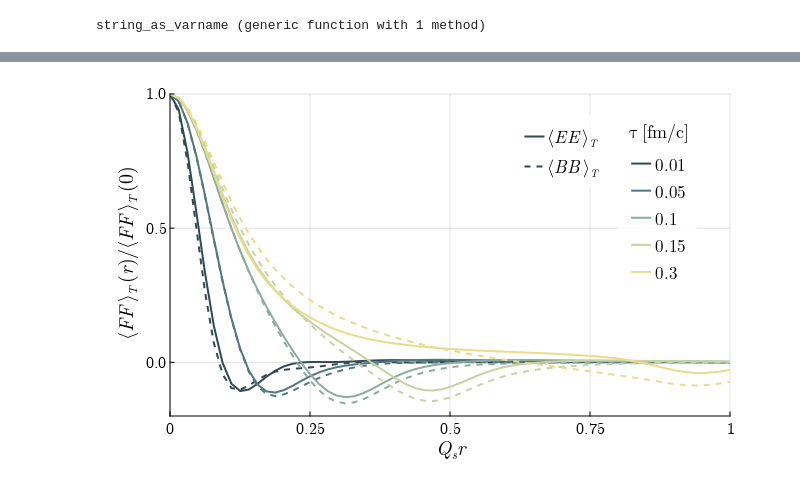
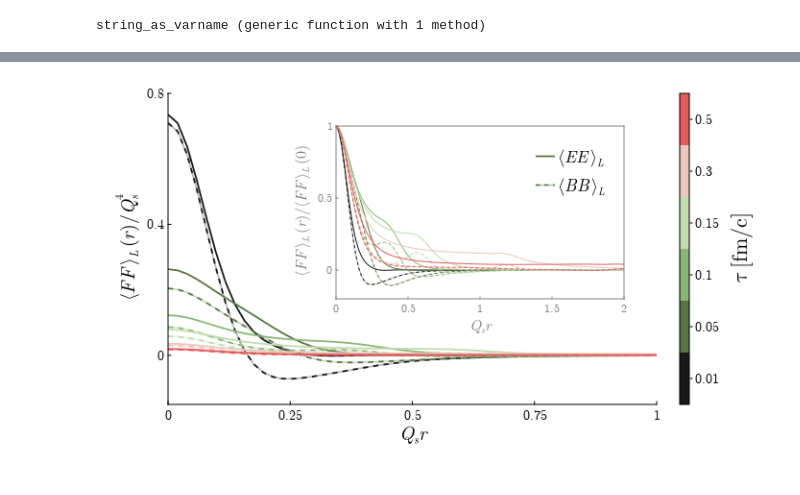
Before and after one commit to avramescudana/curraun, a Jupyter notebook: notebooks/Spatial correlators of tranvserse and longitudinal Glasma fields.ipynb, the cells around one changed output, grey strips where cells are left out. Saved outputs shown, nothing was run; the diff lists cells and outputs as text; code cells hidden in the pictures.

```diff
--- a/notebooks/Spatial correlators of tranvserse and longitudinal Glasma fields.ipynb
+++ b/notebooks/Spatial correlators of tranvserse and longitudinal Glasma fields.ipynb
@@ -150,18 +138,0 @@ res = pickle.load(open(fname, "rb"))
-# %%
-r = np.linspace(0, L/2, num=N//2)
-formats = ['-', '--', '-.', ':', '.']
-
-for i,t in enumerate(res["ts"]):
-    E0 = N / L * hbarc
-    Exs, Bxs = res["ET"][str(int(t))], res["BT"][str(int(t))]
-
-    f = E0 ** 4 / hbarc**2 / G ** 2
-    plt.plot(Qs*r, Exs*f, formats[i], c='r')
-    plt.plot(Qs*r, Bxs*f, formats[i], c='b')
-
-plt.xlim([0, 1.0])
-plt.grid()
-plt.xlabel(r"$Q_s r$")
-plt.ylabel(r"$\langle EE\rangle_T\,\,\mathrm{or}\,\,\langle BB\rangle_T\,\mathrm{[GeV^2/fm^2]}$")
-plt.legend([r"$\langle EE\rangle_T$", r"$\langle BB\rangle_T$"])
-plt.show()
@@ -219,36 +210,58 @@ Cairo.CairoSurfaceBase{UInt32}(Ptr{Nothing} @0x000000000cc4bf30, 3250.0, 2000.0)
 # %%
 using CairoMakie
 using Interpolations
 using ColorSchemes
 
-starrynight = cgrad(:starrynight, 24, categorical = true)
-colors = [starrynight[4], starrynight[8], starrynight[12], starrynight[16], starrynight[20]]
+colormap = cgrad(:watermelon, 6, categorical = true)
+colors = [colormap[1], colormap[2], colormap[3], colormap[4], colormap[5], colormap[6]]
 
-fig = Figure(resolution = (650, 400), font = "CMU Serif")
-ax = Axis(fig[1,1], xlabel=L"Q_s r", ylabel=L"\langle FF\,\rangle_T\,(r)/\langle FF\,\rangle_T\,(0)",
-        rightspinevisible = false, topspinevisible = false, xlabelsize = 20, ylabelsize= 20, xticklabelsize=16, yticklabelsize=16,
-        xtickalign = 1, xticksize=5, ytickalign=1, yticksize=5,  xlabelpadding = -5)
+fig = Figure(resolution = (700, 400), font = "CMU Serif")
+ax = Axis(fig[1,1], xlabel=L"Q_s r", ylabel=L"\langle FF\,\rangle_L\,(r)/Q_s^4",
+        rightspinevisible = false, topspinevisible = false, xlabelsize = 20, ylabelsize= 20, xticklabelsize=14, yticklabelsize=14,
+        xtickalign = 1, xticksize=4, ytickalign=1, yticksize=4,  xlabelpadding = -5, xgridvisible = false, ygridvisible = false)
 
+units = res["E0"]^4/res["G"]^2
 for (i, t) in enumerate(res["ts"])
-        string_as_varname("line_el_"*string(i), lines!(ax, res["r"].*res["Qs"], res["ET"][string(t)]/res["ET"][string(t)][1], linewidth = 2, color=colors[i]))
-        string_as_varname("line_mag_"*string(i),lines!(ax, res["r"].*res["Qs"], res["BT"][string(t)]/res["BT"][string(t)][1], linestyle="-", linewidth = 2, color=colors[i]))
+        string_as_varname("line_el_"*string(i), lines!(ax, res["r"].*res["Qs"], res["EL"][string(t)].*units./res["Qs"]^4, linewidth = 1.8, color=colors[i]))
+        string_as_varname("line_mag_"*string(i), lines!(ax, res["r"].*res["Qs"], res["BL"][string(t)].*units./res["Qs"]^4, linestyle="-", linewidth = 1.8, color=colors[i]))
+        lines!(ax, res["r"].*res["Qs"], res["BL"][string(t)].*units./res["Qs"]^4, linewidth = 1.8, color=(colors[i], 0.3))
 end
 
 xlims!(ax, 0, 1)
-ylims!(ax, -0.2, 1)
 ax.xticks = (0.25*(0:4), ["0", "0.25", "0.5", "0.75", "1"])
-# ax.yticks = (40*(0:2), ["0", "40", "80"])
+ylims!(ax, -0.15, 0.8)
+ax.yticks = ([0, 0.4, 0.8], ["0", "0.4", "0.8"])
 
+cbar = Colorbar(fig[1, 2], limits = (0, 6), colormap =  colormap = cgrad(:watermelon, 6, categorical = true), size = 25, labelsize = 22, width = 10, flipaxis = true,
+ticksize=3, tickalign = 0, ticklabelsize = 14, height = Relative(1), label=L"\tau\,\mathrm{[fm/c]}")
+cbar.ticks = ([0.5, 1.5, 2.5, 3.5, 4.5, 5.5],  ["0.01", "0.05", "0.1", "0.15", "0.3", "0.5"])
 
-axislegend(ax, [line_el_1, line_mag_1], [L"\langle EE\,\rangle_T", L"\langle BB\,\rangle_T"],  labelsize=18,
-    position = (0.75, 0.95), bgcolor = (:white, 0.7), framecolor = (:white, 0))
-axislegend(ax, [line_el_1, line_el_2, line_el_3, line_el_4, line_el_5],
-    [L"0.01", L"0.05", L"0.1", L"0.15", L"0.3"], L"\tau\,\mathrm{[fm/c]}", titlesize=18,
-    labelsize=17, position = (0.95,0.95),  bgcolor = (:white, 0.7), framecolor = (:white, 0))
+ax_inset = Axis(fig, bbox = BBox(250, 550, 170, 350),
+        xlabel=L"Q_s r", ylabel=L"\langle FF\,\rangle_L\,(r)/\langle FF\,\rangle_L\,(0)",
+        xlabelsize = 16, ylabelsize= 16, xticklabelsize=12, yticklabelsize=12,
+        xtickalign = 1, xticksize=3, ytickalign=1, yticksize=3, xlabelpadding = -2, xgridvisible = false, ygridvisible = false,
+        ytickcolor = :grey, xtickcolor = :grey, yticklabelcolor = :grey, xticklabelcolor = :grey, ylabelcolor = :grey, xlabelcolor = :grey,
+        bottomspinecolor = :grey, topspinecolor = :grey, leftspinecolor = :grey, rightspinecolor = :grey)
+
+for (i, t) in enumerate(res["ts"])
+        lines!(ax_inset, res["r"].*res["Qs"], res["EL"][string(t)]/res["EL"][string(t)][1], linewidth = 1, color=colors[i])
+        lines!(ax_inset, res["r"].*res["Qs"], res["BL"][string(t)]/res["BL"][string(t)][1], linestyle="-", linewidth = 1, color=colors[i])
+        lines!(ax_inset, res["r"].*res["Qs"], res["BL"][string(t)]/res["BL"][string(t)][1], linewidth = 1, color=(colors[i], 0.3))
+end
+
+xlims!(ax_inset, 0, 2)
+ylims!(ax_inset, -0.2, 1)
+ax_inset.xticks = (0.5*(0:4), ["0", "0.5", "1", "1.5", "2"])
+ax_inset.yticks = ([0, 0.5, 1], ["0", "0.5", "1"])
+
+mag = [LineElement(color = colors[2], linestyle = "-", linewidth = 1.5), LineElement(color = (colors[2], 0.4), linewidth = 1.5)]
+
+axislegend(ax_inset, [line_el_2, mag], [L"\langle EE\,\rangle_L", L"\langle BB\,\rangle_L"],  labelsize=18,
+    position = :rt, bgcolor = (:white, 0.7), framecolor = (:white, 0))
 
 display(fig)
 
-save("corr_FF_T_normalized.png", fig, px_per_unit = 5.0)
+save("makie_corr_FF_L.png", fig, px_per_unit = 5.0)
 # %% [output]
-[figure, old version]
+[figure, new version]
 CairoScreen{Cairo.CairoSurfaceBase{UInt32}} with surface:
```
Also changed, not shown: parts of 11 cells of this notebook, 22 other files.
